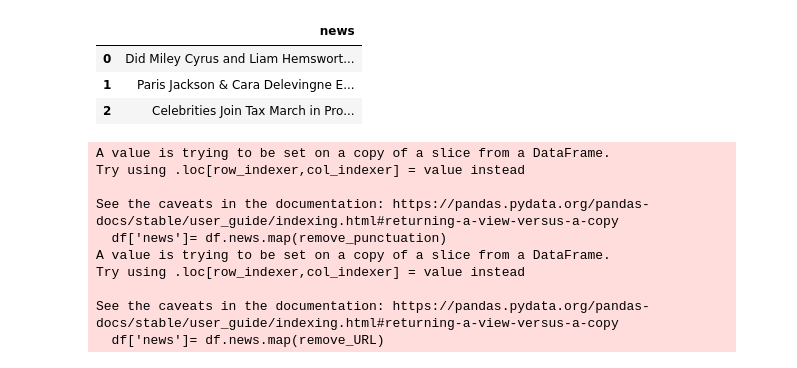
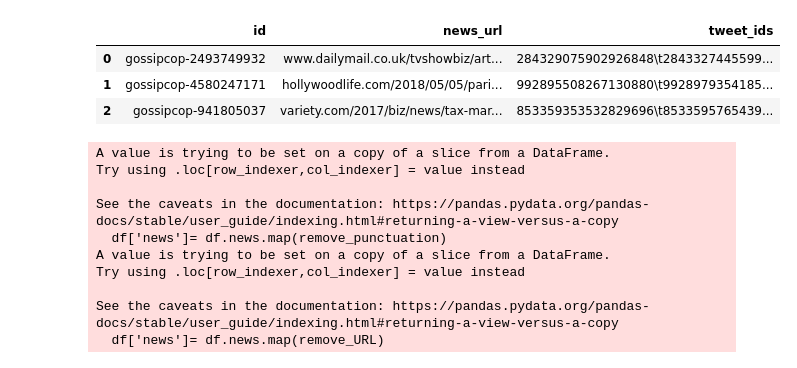
Before and after one commit to hosseini72/Fakenews_deep, a Jupyter notebook: dp_gossipcop.ipynb, the cells around one changed output. Cells and saved outputs as stored; diff of their text form; code cells hidden in the pictures.

```diff
--- a/dp_gossipcop.ipynb
+++ b/dp_gossipcop.ipynb
@@ -49,13 +51,13 @@ dataset.rename(columns= {'title': 'news'}, inplace= True)
 # %%
 df= dataset[['news']]
 label= dataset[['label']]
 other_features= dataset.drop(['news', 'label'], axis= 1)
-df.head(3)
+other_features.head(3)
 # %% [output]
-|  | news |
-| 0 | Did Miley Cyrus and Liam Hemswort... |
-| 1 | Paris Jackson & Cara Delevingne E... |
-| 2 | Celebrities Join Tax March in Pro... |
+|  | id | news_url | tweet_ids |
+| 0 | gossipcop-2493749932 | www.dailymail.co.uk/tvshowbiz/art... | 284329075902926848\t2843327445599... |
+| 1 | gossipcop-4580247171 | hollywoodlife.com/2018/05/05/pari... | 992895508267130880\t9928979354185... |
+| 2 | gossipcop-941805037 | variety.com/2017/biz/news/tax-mar... | 853359353532829696\t8533595765439... |
 # %%
 # cleanning dataset
 # %%
```
Also changed, not shown: parts of 28 cells of this notebook.
